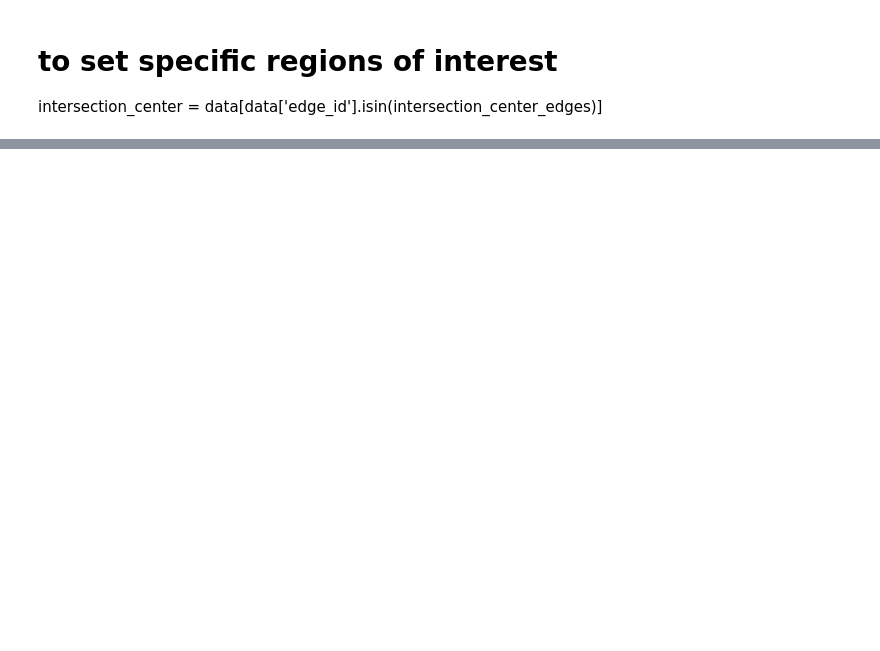
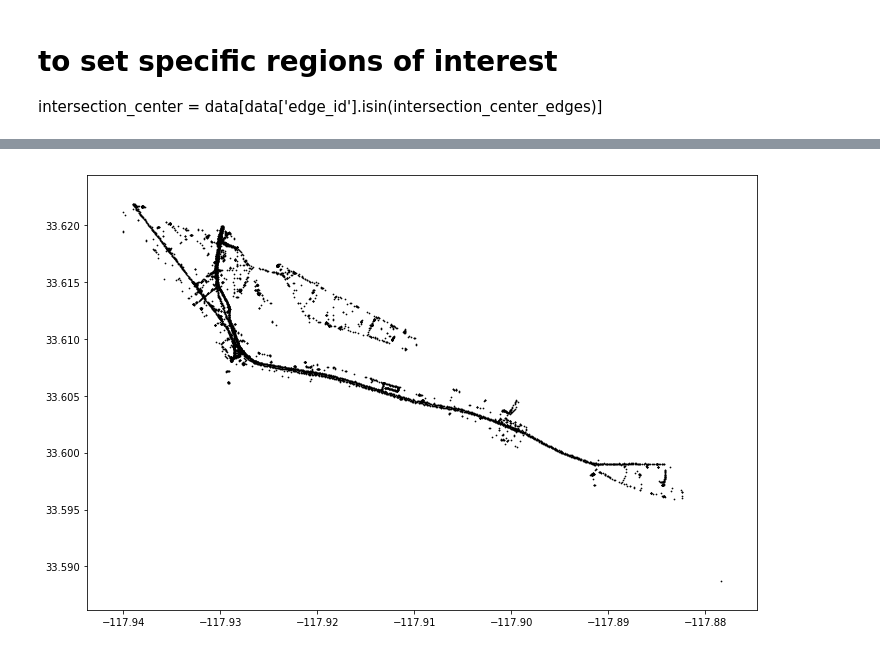
Before and after one commit to ZiningW/263-295-Project, a Jupyter notebook: Visualization_Newport.ipynb, the cells around one changed output, grey strips where cells are left out. Saved outputs shown, nothing was run; the diff lists cells and outputs as text; code cells hidden in the pictures; blank space fills up the shorter version.

```diff
--- a/Visualization_Newport.ipynb
+++ b/Visualization_Newport.ipynb
@@ -125,0 +121,31 @@ df_places.plot(ax)
+# %%
+# Turn coordinates into points
+def create_point(row):
+    return Point(row['LONG'],row['LAT'])
+# %%
+data['coord'] = data.apply(create_point, axis=1)
+data['section'] = 'N/A'
+# %%
+section = []
+
+for i in data.index.values:
+    if right_half_tri_SF['geometry'][0].contains(data['coord'][i]):
+        section.append('right_half_tri')
+    elif left_half_tri_SF['geometry'][0].contains(data['coord'][i]):
+        section.append('left_half_tri')
+    elif island_SF['geometry'][0].contains(data['coord'][i]):
+        section.append('island')
+    elif newport_SF['geometry'][0].contains(data['coord'][i]):
+        section.append('rest_of_new_port')
+    else:
+        section.append('N/A')
+
+data['section'] = section
+# %%
+data_cleaned = data[data.section != 'N/A'][['PROBE_ID','LAT','LONG',\
+                                            'HEADING',\
+                                            'SPEED',\
+                                            'PROBE_DATA_PROVIDER',\
+                                            'LOCAL_TIME',\
+                                            'coord',\
+                                            'section']]
@@ -125,0 +162,6 @@ df_places.plot(ax)
+# %%
+plt.figure(figsize = (12,8))
+plt.scatter(data_cleaned.LONG, data_cleaned.LAT, s = 0.5, c = 'k')
+plt.show()
+# %% [output]
+[figure, added]
```
Also changed, not shown: parts of 15 cells of this notebook.
